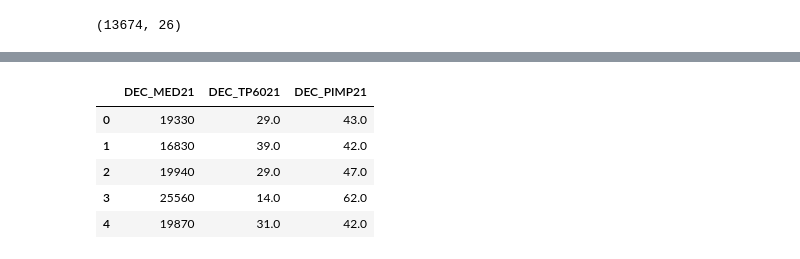
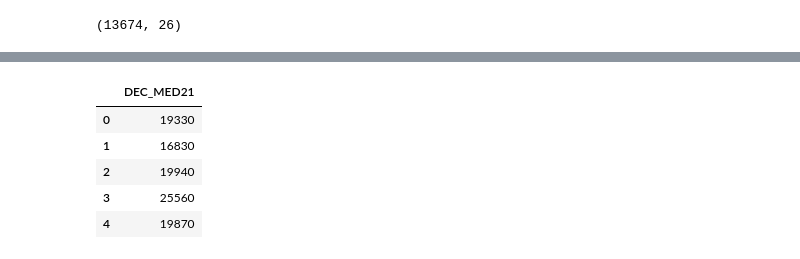
Before and after one commit to Bapt1st3/Iris-Income-Analysis, a Jupyter notebook: analye_dataset.ipynb, the cells around one changed output, grey strips where cells are left out. Drawn from its saved outputs; the diff is of its cells as text; code cells hidden in the pictures.

```diff
--- a/analye_dataset.ipynb
+++ b/analye_dataset.ipynb
@@ -193,19 +128,17 @@ df.describe()
 # %%
 vars_of_interest = [
     "DEC_MED21",    # Revenu médian
-    "DEC_TP6021",   # Taux de pauvreté
-    "DEC_PIMP21"    # Part des impôts
 ]
 
 subset = df[vars_of_interest].copy()
 subset.head()
 # %% [output]
-|  | DEC_MED21 | DEC_TP6021 | DEC_PIMP21 |
-| 0 | 19330 | 29.0 | 43.0 |
-| 1 | 16830 | 39.0 | 42.0 |
-| 2 | 19940 | 29.0 | 47.0 |
-| 3 | 25560 | 14.0 | 62.0 |
-| 4 | 19870 | 31.0 | 42.0 |
+|  | DEC_MED21 |
+| 0 | 19330 |
+| 1 | 16830 |
+| 2 | 19940 |
+| 3 | 25560 |
+| 4 | 19870 |
 # %%
 for col in vars_of_interest:
     data = subset[col]
```
Also changed, not shown: parts of 18 cells of this notebook.
